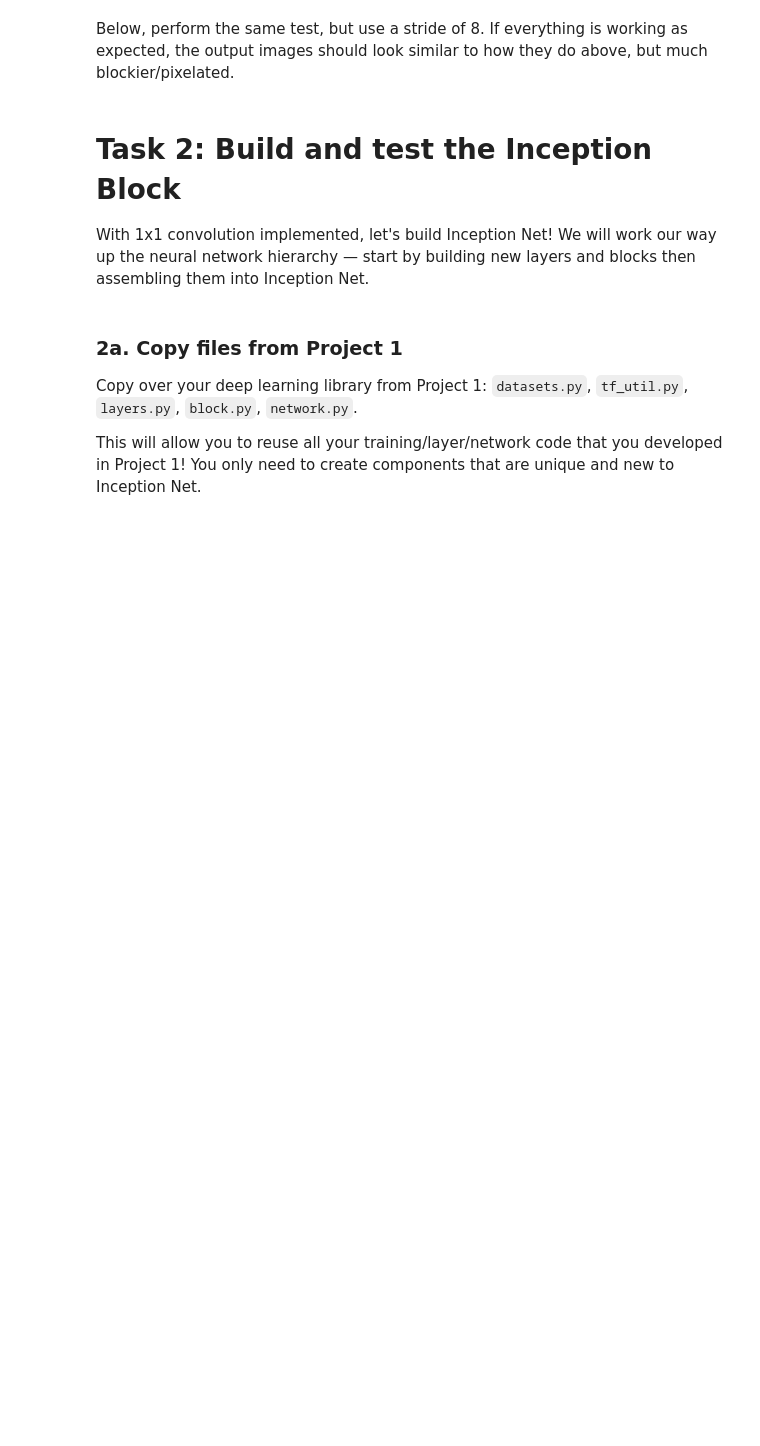
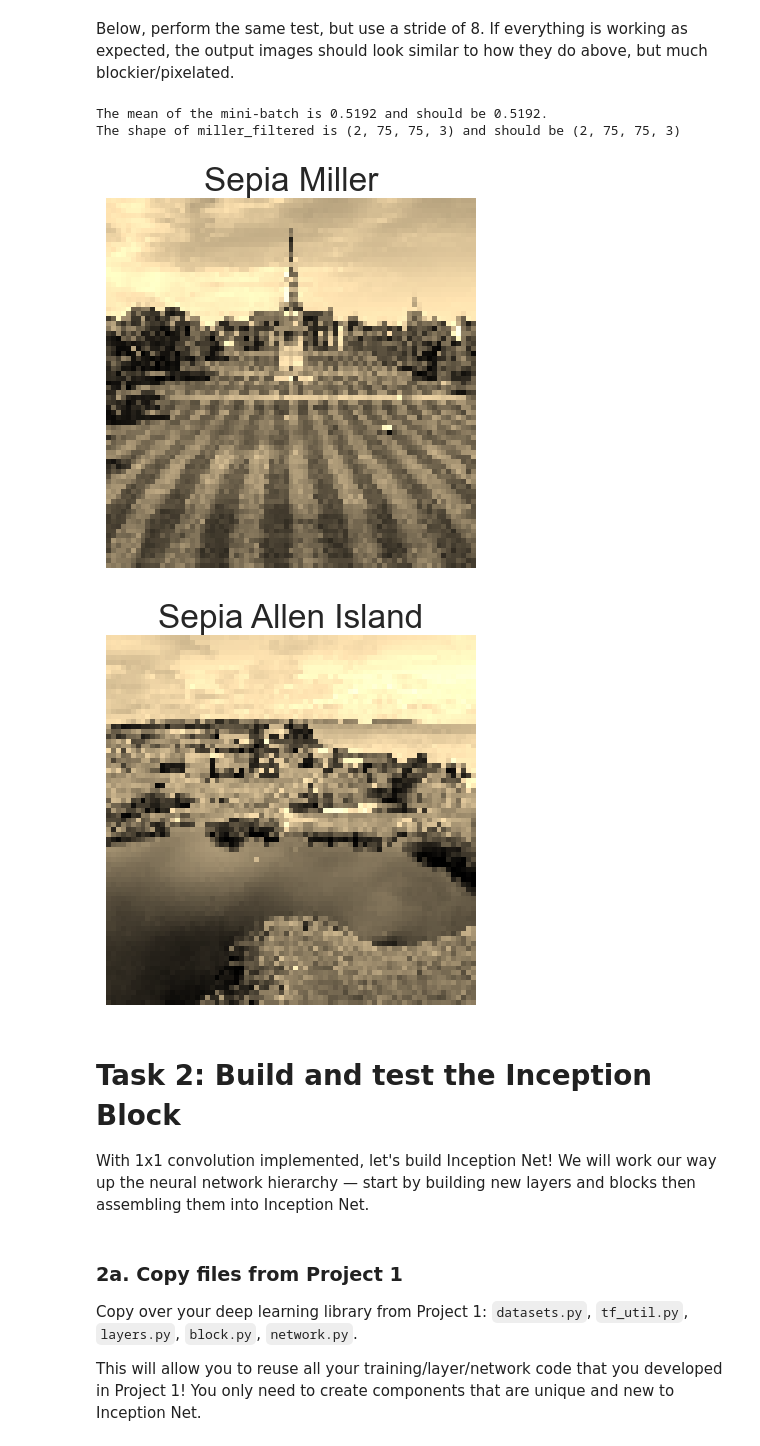
Before and after one commit to treytuscai/DeepNeuralLib, a Jupyter notebook: inception_net.ipynb, the cells around one changed output. Drawn from its saved outputs; the diff is of its cells as text; code cells hidden in the pictures; blank space fills up the shorter version.

```diff
--- a/inception_net.ipynb
+++ b/inception_net.ipynb
@@ -139,14 +153,20 @@ show_image(imgs_filtered[1], 'Sepia Allen Island')
 Below, perform the same test, but use a stride of 8. If everything is working as expected, the output images should look similar to how they do above, but much blockier/pixelated.
 # %%
 # TODO: Call conv_1x1 on both images
+imgs_filtered = conv_1x1_batch(imgs, sepia_filter, strides=8)
 
 print(f'The mean of the mini-batch is {tf.reduce_mean(imgs_filtered):.4f} and should be 0.5192.')
 
 imgs_filtered  = tf.clip_by_value(imgs_filtered, clip_value_min=0, clip_value_max=1)
 
 print(f'The shape of miller_filtered is {imgs_filtered.shape} and should be (2, 75, 75, 3)')
 show_image(imgs_filtered[0], 'Sepia Miller')
 show_image(imgs_filtered[1], 'Sepia Allen Island')
+# %% [output]
+The mean of the mini-batch is 0.5192 and should be 0.5192.
+The shape of miller_filtered is (2, 75, 75, 3) and should be (2, 75, 75, 3)
+[figure, added]
+[figure, added]
 # %% [markdown]
 # Task 2: Build and test the Inception Block
 
```
Also changed, not shown: parts of 3 cells of this notebook, 1 other file.
